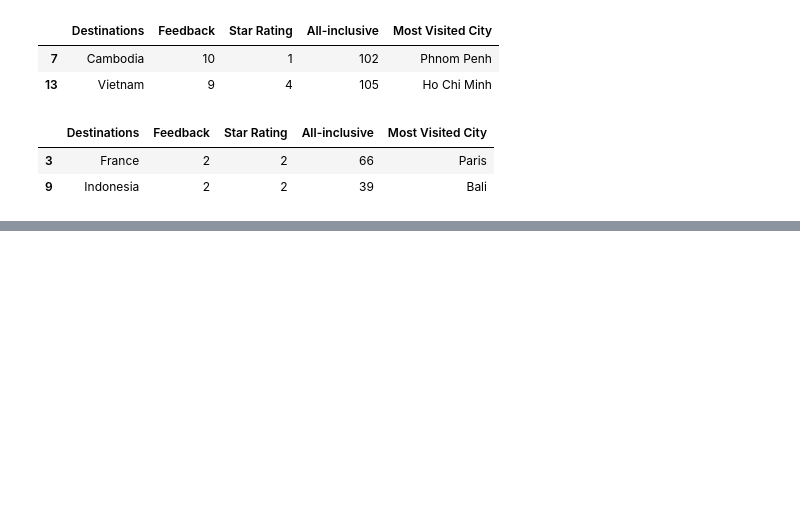
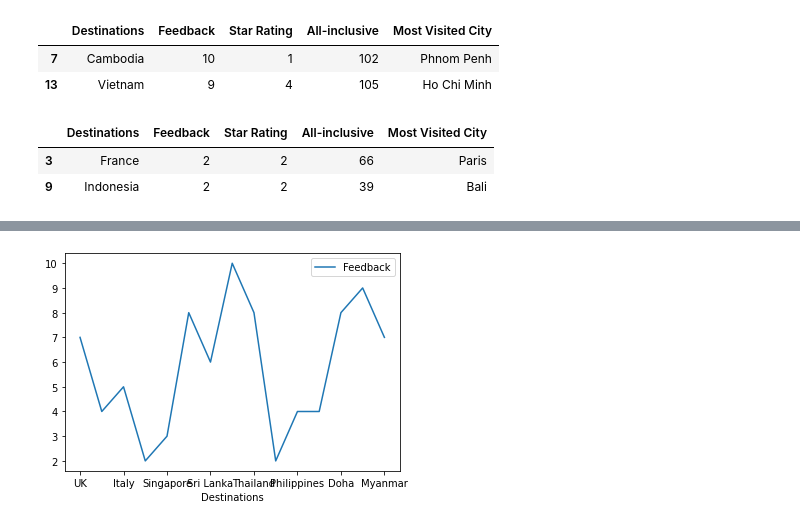
Before and after one commit to SilverAntler/TTA-Home-Learning, a Jupyter notebook: Week 3&4 Pandas/Pandas_1.ipynb, the cells around one changed output, grey strips where cells are left out. Drawn from its saved outputs; the diff is of its cells as text; code cells hidden in the pictures; blank space fills up the shorter version.

```diff
--- a/Week 3&4 Pandas/Pandas_1.ipynb
+++ b/Week 3&4 Pandas/Pandas_1.ipynb
@@ -130,0 +147,5 @@ below_equal_2.head()
+# %%
+#Extension 2: Create a data visualisation diagram to show destination and highest scores
+destinations.plot(x = "Destinations", y = "Feedback")
+# %% [output]
+[figure, added]
```
Also changed, not shown: parts of 5 cells of this notebook.
